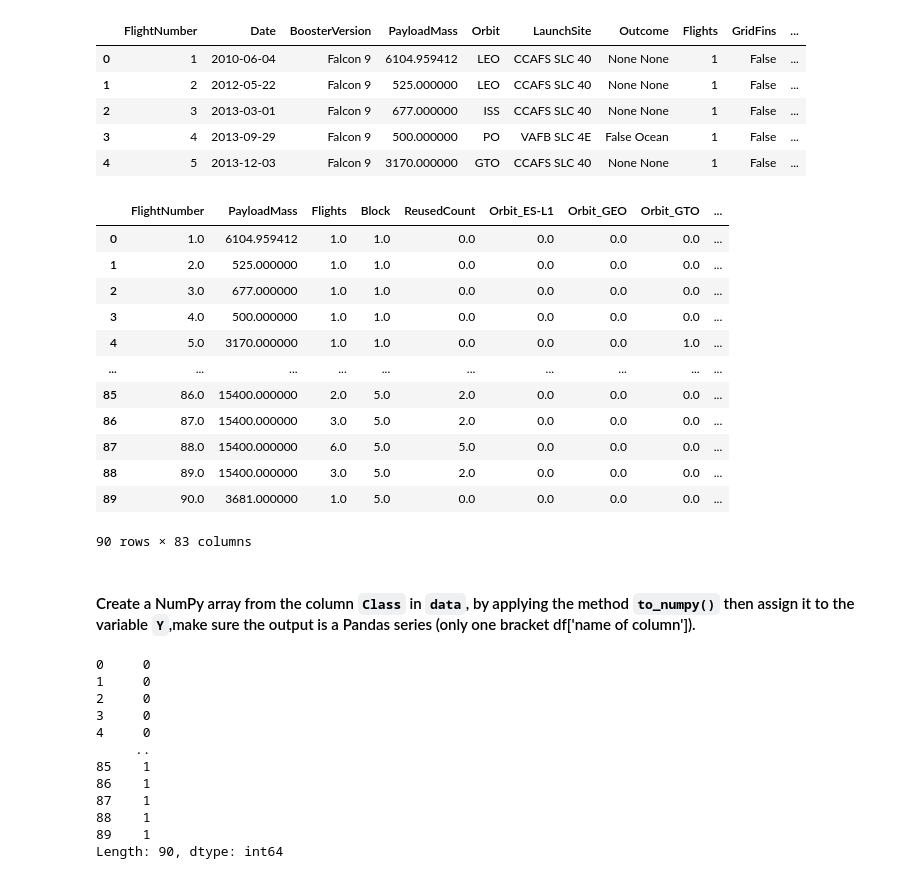
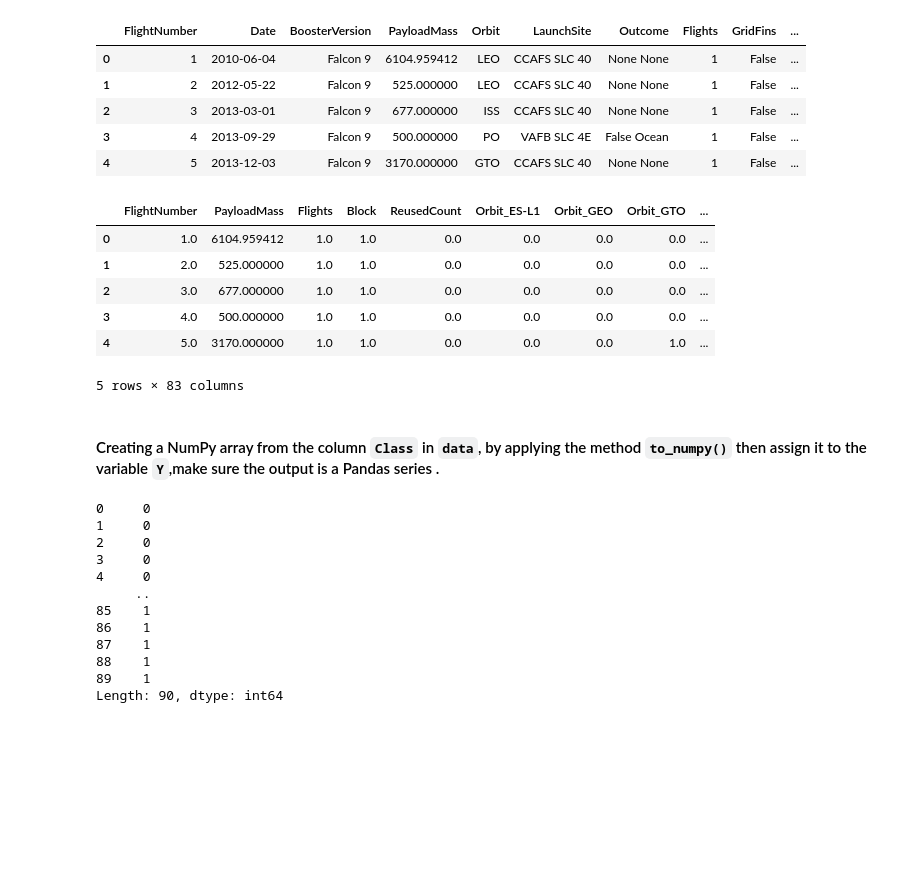
Before and after one commit to SharmisthaKundu98/Data_Science_portfolio, a Jupyter notebook: Spacex_project/machine_Learning_Prediction.ipynb, the cells around one changed output. Drawn from its saved outputs; the diff is of its cells as text; code cells hidden in the pictures; blank space fills up the shorter version.

```diff
--- a/Spacex_project/machine_Learning_Prediction.ipynb
+++ b/Spacex_project/machine_Learning_Prediction.ipynb
@@ -88,23 +88,17 @@ data1.head()
 URL2 = 'https://cf-courses-data.s3.us.cloud-object-storage.appdomain.cloud/IBM-DS0321EN-SkillsNetwork/datasets/dataset_part_3.csv'
 data2 = pd.read_csv(URL2)
 # %%
-data2.head(100)
+data2.head()
 # %% [output]
 |  | FlightNumber | PayloadMass | Flights | Block | ReusedCount | Orbit_ES-L1 | Orbit_GEO | Orbit_GTO | ... |
 | 0 | 1.0 | 6104.959412 | 1.0 | 1.0 | 0.0 | 0.0 | 0.0 | 0.0 | ... |
 | 1 | 2.0 | 525.000000 | 1.0 | 1.0 | 0.0 | 0.0 | 0.0 | 0.0 | ... |
 | 2 | 3.0 | 677.000000 | 1.0 | 1.0 | 0.0 | 0.0 | 0.0 | 0.0 | ... |
 | 3 | 4.0 | 500.000000 | 1.0 | 1.0 | 0.0 | 0.0 | 0.0 | 0.0 | ... |
 | 4 | 5.0 | 3170.000000 | 1.0 | 1.0 | 0.0 | 0.0 | 0.0 | 1.0 | ... |
-| ... | ... | ... | ... | ... | ... | ... | ... | ... | ... |
-| 85 | 86.0 | 15400.000000 | 2.0 | 5.0 | 2.0 | 0.0 | 0.0 | 0.0 | ... |
-| 86 | 87.0 | 15400.000000 | 3.0 | 5.0 | 2.0 | 0.0 | 0.0 | 0.0 | ... |
-| 87 | 88.0 | 15400.000000 | 6.0 | 5.0 | 5.0 | 0.0 | 0.0 | 0.0 | ... |
-| 88 | 89.0 | 15400.000000 | 3.0 | 5.0 | 2.0 | 0.0 | 0.0 | 0.0 | ... |
-| 89 | 90.0 | 3681.000000 | 1.0 | 5.0 | 0.0 | 0.0 | 0.0 | 0.0 | ... |
-90 rows × 83 columns
+5 rows × 83 columns
 # %% [markdown]
-#### Create a NumPy array from the column <code>Class</code> in <code>data</code>, by applying the method <code>to_numpy()</code>  then assign it  to the variable <code>Y</code>,make sure the output is a  Pandas series (only one bracket df\['name of  column']).
+#### Creating a NumPy array from the column <code>Class</code> in <code>data</code>, by applying the method <code>to_numpy()</code>  then assign it  to the variable <code>Y</code>,make sure the output is a  Pandas series .
 # %%
 Y = pd.Series(data1['Class'].to_numpy())
 Y
```
Also changed, not shown: parts of 20 cells of this notebook, 3 other files.
